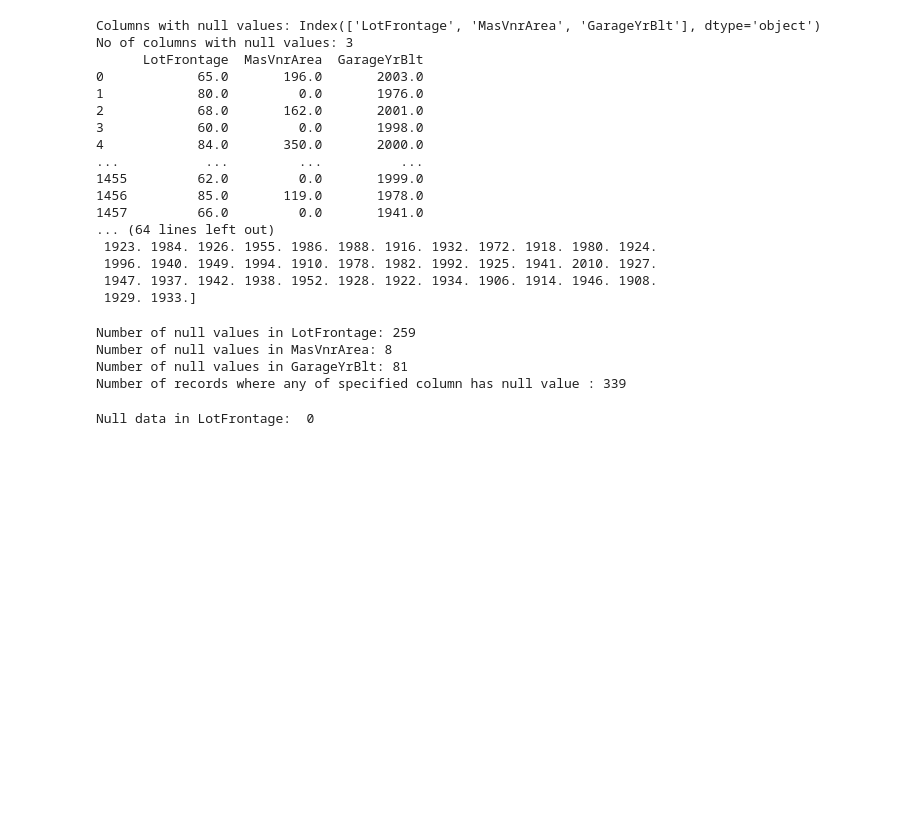
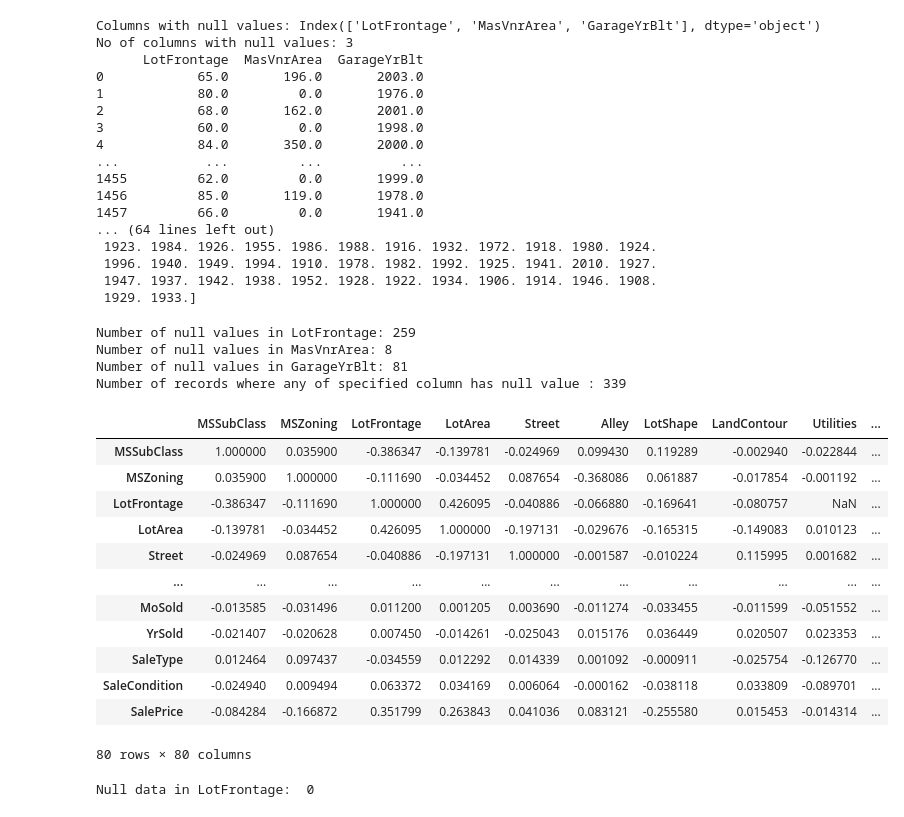
Before and after one commit to Faizanealiqazi/HousePricePrediction, a Jupyter notebook: House_Price_Prediction_ML.ipynb, the cells around one changed output. Saved outputs shown, nothing was run; the diff lists cells and outputs as text; code cells hidden in the pictures; blank space fills up the shorter version.

```diff
--- a/House_Price_Prediction_ML.ipynb
+++ b/House_Price_Prediction_ML.ipynb
@@ -278,6 +287,22 @@ Number of null values in LotFrontage: 259
 Number of null values in MasVnrArea: 8
 Number of null values in GarageYrBlt: 81
 Number of records where any of specified column has null value : 339
+# %%
+train_data.corr()
+# %% [output]
+|  | MSSubClass | MSZoning | LotFrontage | LotArea | Street | Alley | LotShape | LandContour | Utilities | ... |
+| MSSubClass | 1.000000 | 0.035900 | -0.386347 | -0.139781 | -0.024969 | 0.099430 | 0.119289 | -0.002940 | -0.022844 | ... |
+| MSZoning | 0.035900 | 1.000000 | -0.111690 | -0.034452 | 0.087654 | -0.368086 | 0.061887 | -0.017854 | -0.001192 | ... |
+| LotFrontage | -0.386347 | -0.111690 | 1.000000 | 0.426095 | -0.040886 | -0.066880 | -0.169641 | -0.080757 | NaN | ... |
+| LotArea | -0.139781 | -0.034452 | 0.426095 | 1.000000 | -0.197131 | -0.029676 | -0.165315 | -0.149083 | 0.010123 | ... |
+| Street | -0.024969 | 0.087654 | -0.040886 | -0.197131 | 1.000000 | -0.001587 | -0.010224 | 0.115995 | 0.001682 | ... |
+| ... | ... | ... | ... | ... | ... | ... | ... | ... | ... | ... |
+| MoSold | -0.013585 | -0.031496 | 0.011200 | 0.001205 | 0.003690 | -0.011274 | -0.033455 | -0.011599 | -0.051552 | ... |
+| YrSold | -0.021407 | -0.020628 | 0.007450 | -0.014261 | -0.025043 | 0.015176 | 0.036449 | 0.020507 | 0.023353 | ... |
+| SaleType | 0.012464 | 0.097437 | -0.034559 | 0.012292 | 0.014339 | 0.001092 | -0.000911 | -0.025754 | -0.126770 | ... |
+| SaleCondition | -0.024940 | 0.009494 | 0.063372 | 0.034169 | 0.006064 | -0.000162 | -0.038118 | 0.033809 | -0.089701 | ... |
+| SalePrice | -0.084284 | -0.166872 | 0.351799 | 0.263843 | 0.041036 | 0.083121 | -0.255580 | 0.015453 | -0.014314 | ... |
+80 rows × 80 columns
 # %%
 #Handling missing values in LotFrontage
 train_data.LotFrontage.fillna(train_data.LotFrontage.median(), inplace=True)
```
Also changed, not shown: parts of 21 cells of this notebook.
